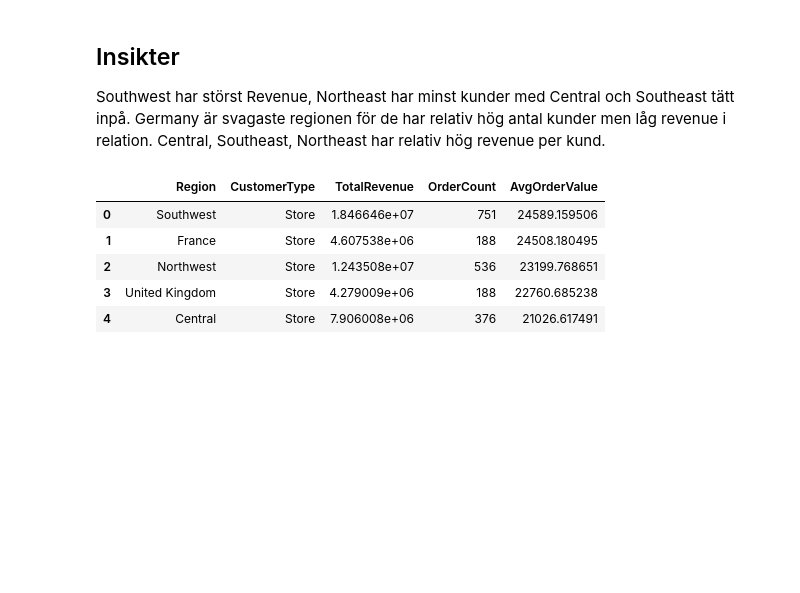
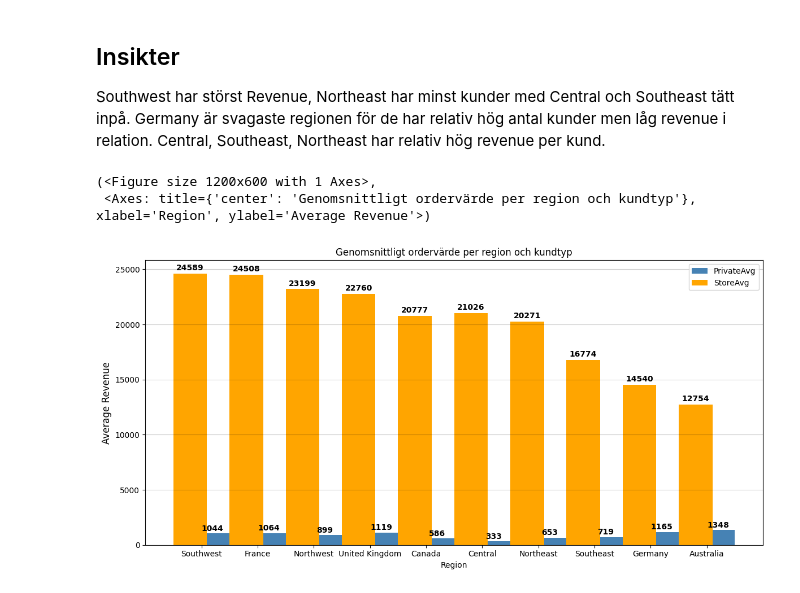
Before and after one commit to MarcusMorlock/SQLInl-mning_Marcus, a Jupyter notebook: report.ipynb, the cells around one changed output. Drawn from its saved outputs; the diff is of its cells as text; code cells hidden in the pictures; blank space fills up the shorter version.

```diff
--- a/report.ipynb
+++ b/report.ipynb
@@ -374,35 +374,33 @@ Central, Southeast, Northeast har relativ hög revenue per kund.
 # %%
 query_store_avg_revenue_per_region = """
 SELECT
 
-    st.Name AS Region,
-    CASE
-        WHEN c.StoreID IS NOT NULL THEN 'Store'
-        ELSE 'Private'
-    END AS CustomerType,
-    SUM(soh.SubTotal) AS TotalRevenue,
-    COUNT(soh.SalesOrderID) AS OrderCount,
-    SUM(soh.SubTotal) * 1.0 / COUNT(soh.SalesOrderID) AS AvgOrderValue
+    st.Name as Region,
+    SUM(CASE WHEN c.StoreID IS NOT NULL THEN soh.SubTotal END) * 1.0 /
+    COUNT(CASE WHEN c.StoreID IS NOT NULL THEN soh.SalesOrderID END) AS StoreAvg,
+    SUM(CASE WHEN c.StoreID IS NULL THEN soh.SubTotal END) * 1.0 /
+    COUNT(CASE WHEN c.StoreID IS NULL THEN soh.SalesOrderID END) AS PrivateAvg
+
 
 FROM Sales.SalesOrderHeader as soh
 INNER JOIN Sales.Customer as c on soh.CustomerID = c.CustomerID
-INNER JOIN Sales.SalesTerritory as st on c.TerritoryID = st.TerritoryID
-GROUP BY
-    st.Name,
-    CASE
-        WHEN c.StoreID IS NOT NULL THEN 'Store'
-        ELSE 'Private'
-    END
-ORDER BY AvgOrderValue DESC;
+INNER JOIN Sales.SalesTerritory as st on soh.TerritoryID = st.TerritoryID
+
+GROUP BY st.Name
+ORDER BY (    SUM(CASE WHEN c.StoreID IS NOT NULL THEN soh.SubTotal END) * 1.0 /
+    COUNT(CASE WHEN c.StoreID IS NOT NULL THEN soh.SalesOrderID END)
+    +
+    SUM(CASE WHEN c.StoreID IS NULL THEN soh.SubTotal END) * 1.0 /
+    COUNT(CASE WHEN c.StoreID IS NULL THEN soh.SalesOrderID END)) / 2 DESC;
 """
+
 query_store_avg_revenue_per_region_df = sql_report.query_df(query_store_avg_revenue_per_region)
 query_store_avg_revenue_per_region_df.head()
+
+viz_two_bar(query_store_avg_revenue_per_region_df,X_target="Region",Y_target="PrivateAvg",Y2_target="StoreAvg",title="Genomsnittligt ordervärde per region och kundtyp",Y_label="Average Revenue")
 # %% [output]
-|  | Region | CustomerType | TotalRevenue | OrderCount | AvgOrderValue |
-| 0 | Southwest | Store | 1.846646e+07 | 751 | 24589.159506 |
-| 1 | France | Store | 4.607538e+06 | 188 | 24508.180495 |
-| 2 | Northwest | Store | 1.243508e+07 | 536 | 23199.768651 |
-| 3 | United Kingdom | Store | 4.279009e+06 | 188 | 22760.685238 |
-| 4 | Central | Store | 7.906008e+06 | 376 | 21026.617491 |
+(<Figure size 1200x600 with 1 Axes>,
+ <Axes: title={'center': 'Genomsnittligt ordervärde per region och kundtyp'}, xlabel='Region', ylabel='Average Revenue'>)
+[figure, added]
 # %%
 fig ,ax = plt.subplots(figsize=(12,6))
```
Also changed, not shown: parts of 2 cells of this notebook, 2 other files.
